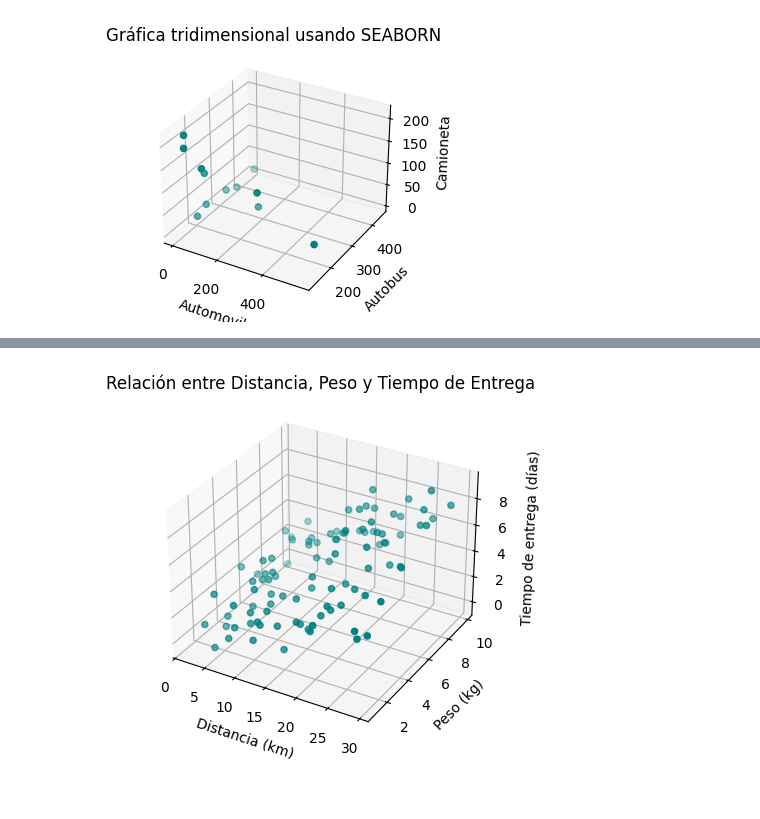
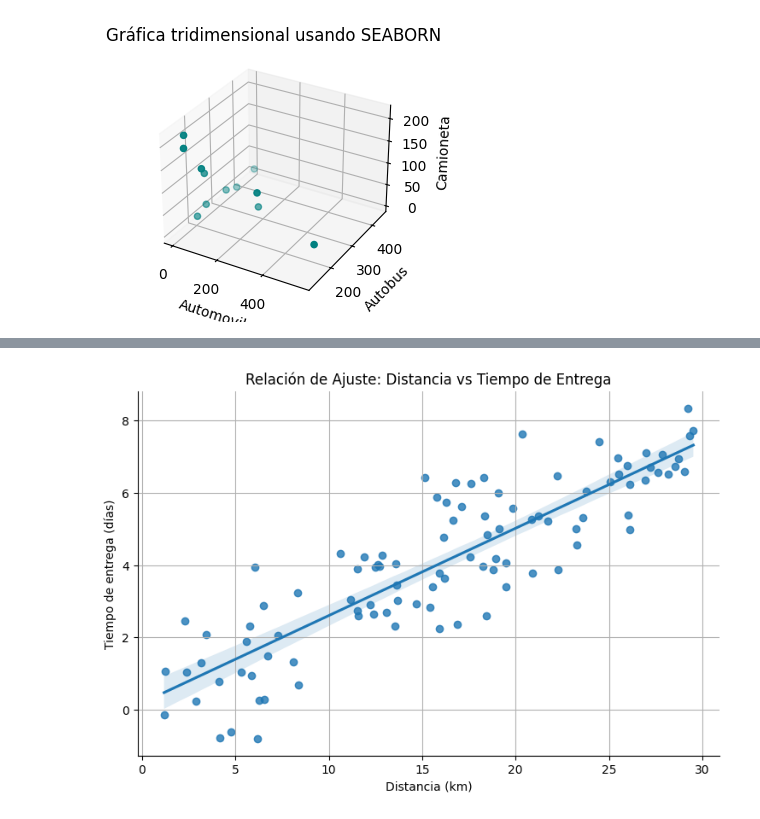
Before and after one commit to jcml002/12Reto, a Jupyter notebook: Reto12.ipynb, the cells around one changed output, grey strips where cells are left out. Saved outputs shown, nothing was run; the diff lists cells and outputs as text; code cells hidden in the pictures.

```diff
--- a/Reto12.ipynb
+++ b/Reto12.ipynb
@@ -80,34 +234,28 @@ plt.show()
 # %%
 
 
+import seaborn as sns
 import matplotlib.pyplot as plt
 import numpy as np
 import pandas as pd
-from mpl_toolkits.mplot3d import Axes3D
 
 # Simular datos
-np.random.seed(3)
+np.random.seed(4)
 n = 100
-distancia = np.random.uniform(1, 30, size=n)
-peso = np.random.uniform(0.5, 10, size=n)
-tiempo_entrega = 0.15 * distancia + 0.3 * peso + np.random.normal(0, 1, size=n)
+distancia_km = np.random.uniform(1, 30, size=n)
+tiempo_entrega = 0.25 * distancia_km + np.random.normal(0, 1.2, size=n)
 
-# Crear DataFrame
-df = pd.DataFrame({
-    'Distancia': distancia,
-    'Peso': peso,
-    'Tiempo': tiempo_entrega
+df_reg = pd.DataFrame({
+    'distancia_km': distancia_km,
+    'tiempo_entrega': tiempo_entrega
 })
 
-# Graficar
-fig = plt.figure(figsize=(6, 4))
-ax = fig.add_subplot(111, projection='3d')
-ax.scatter(df['Distancia'], df['Peso'], df['Tiempo'], c='teal', marker='o')
-ax.set_xlabel('Distancia (km)')
-ax.set_ylabel('Peso (kg)')
-ax.set_zlabel('Tiempo de entrega (días)')
-ax.set_title('Relación entre Distancia, Peso y Tiempo de Entrega')
-plt.tight_layout()
+# Gráfico de regresión
+sns.lmplot(data=df_reg, x='distancia_km', y='tiempo_entrega', ci=95, height=5, aspect=1.5)
+plt.title('Relación de Ajuste: Distancia vs Tiempo de Entrega')
+plt.xlabel('Distancia (km)')
+plt.ylabel('Tiempo de entrega (días)')
+plt.grid(True)
 plt.show()
 # %% [output]
-[figure, old version]
+[figure, new version]
```
Also changed, not shown: parts of 8 cells of this notebook.
